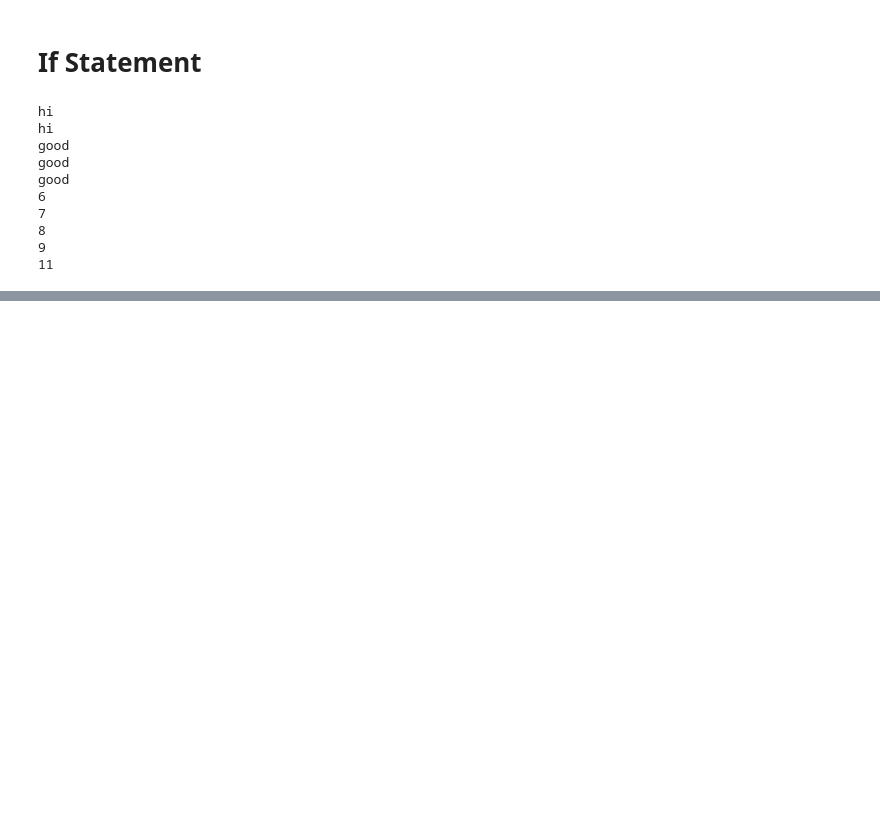
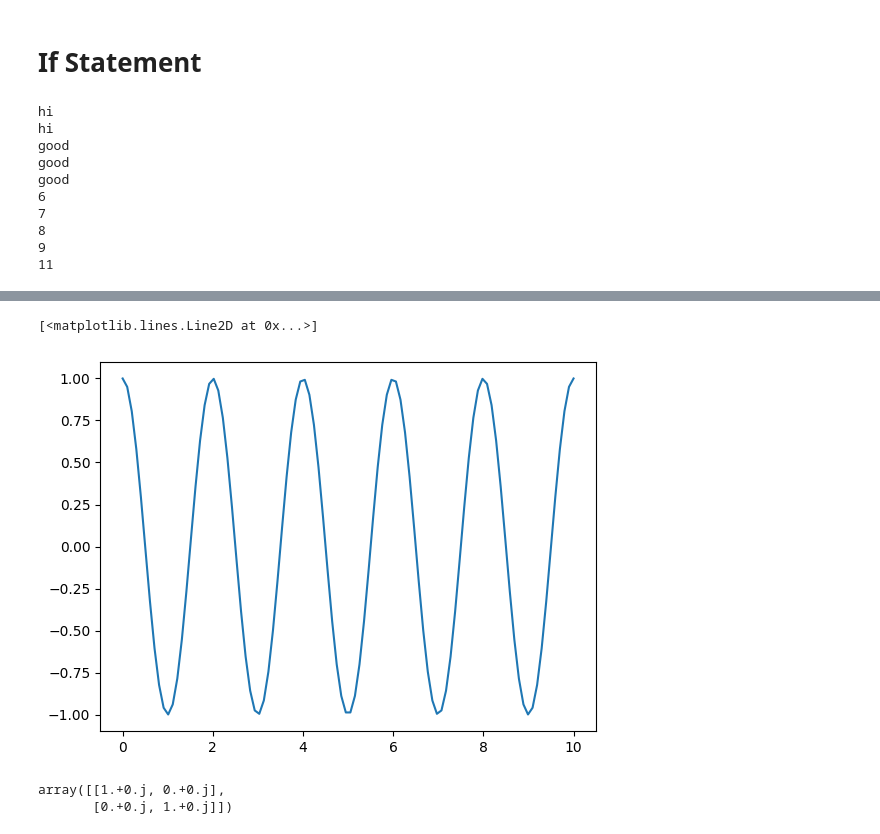
Before and after one commit to parkergeorge30/Phys41, a Jupyter notebook: Phys41-Notes.ipynb, the cells around one changed output, grey strips where cells are left out. Cells and saved outputs as stored; diff of their text form; code cells hidden in the pictures; blank space fills up the shorter version.

```diff
--- a/Phys41-Notes.ipynb
+++ b/Phys41-Notes.ipynb
@@ -294,0 +372,4 @@ good
+# %%
+pi=np.pi
+print(np.sin(pi))
+print(np.cos(pi))
@@ -294,0 +468,10 @@ good
+# %%
+plt.plot(time,np.cos(pi*time))
+# %% [output]
+[<matplotlib.lines.Line2D at 0x...>]
+[figure, added]
+# %%
+np.identity(2,dtype=complex)
+# %% [output]
+array([[1.+0.j, 0.+0.j],
+       [0.+0.j, 1.+0.j]])
```
Also changed, not shown: parts of 36 cells of this notebook.
